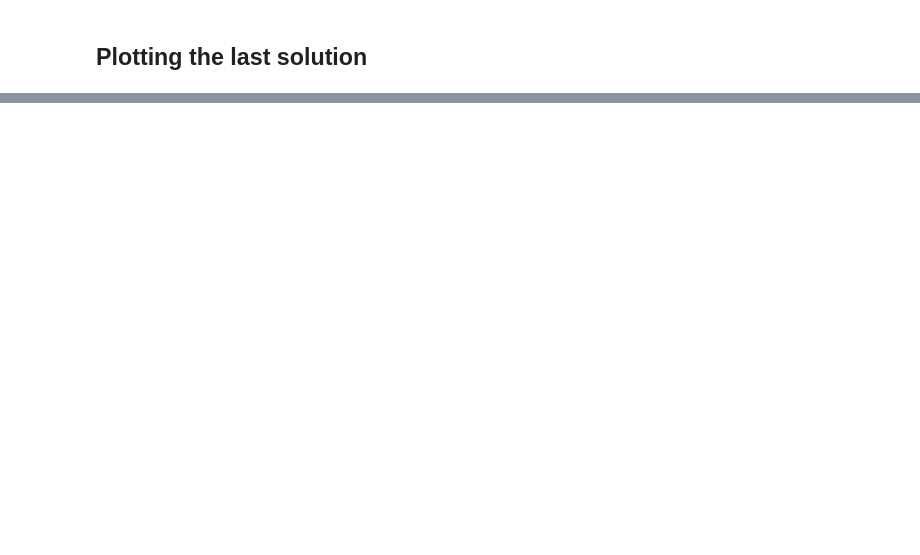
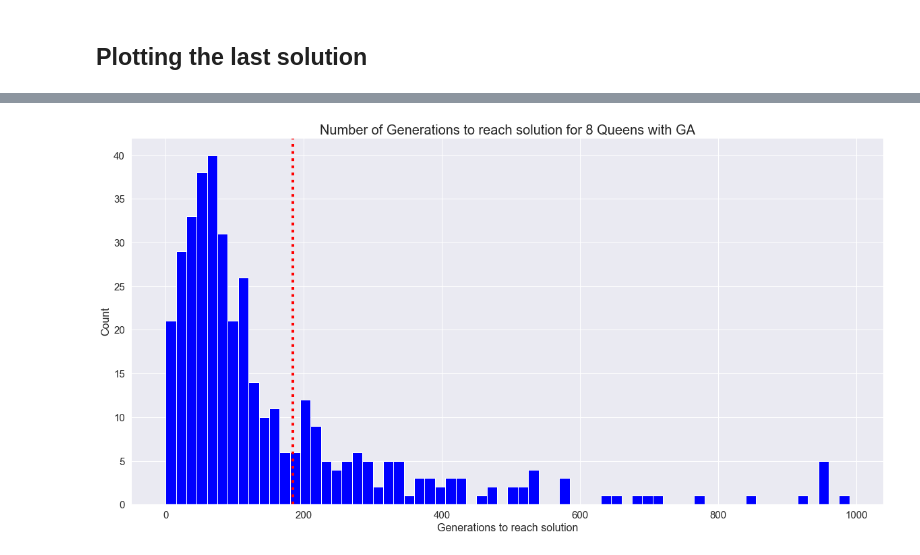
Before and after one commit to miracFence/Optimizacion_Metaheuristicas_II, a Jupyter notebook: 8 reinas/src/main/NQueens_full.ipynb, the cells around one changed output, grey strips where cells are left out. Saved outputs shown, nothing was run; the diff lists cells and outputs as text; code cells hidden in the pictures; blank space fills up the shorter version.

Commit message:
Added experiments draft

```diff
--- a/8 reinas/src/main/NQueens_full.ipynb
+++ b/8 reinas/src/main/NQueens_full.ipynb
@@ -103,0 +127,24 @@ plotsolution(res,n)
+# %%
+# Running the experiment 200 times
+generations = []
+iterations = 1000
+
+def experimentNumberIterations(population, n):
+    global generations
+    #number of experiments
+    N = 400
+    for run in range(N):
+        res,df= GeneticAlgorithm(population,takebest=n,iteraciones=iterations)
+        generations.append(len(df))
+    print(f"--------Stats for all data (Number of iterations: {N})-------")
+    print(f'Mean: {np.mean(generations)}')
+    print(f'Stdev: {np.std(generations)}')
+    print(f'Min: {min(generations)}')
+    print(f'Max: {max(generations)}')
+    print('------Stats from Q1 to Q3-----')
+    print(f'Min: {min(generations[(N//4):int(N*0.75)])}')
+    print(f'Max: {max(generations[(N//4):int(N*0.75)])}')
+    print(f'Mean: {np.mean(generations[(N//4):int(N*0.75)])}')
+    print(f'Stdev: {np.std(generations[(N//4):int(N*0.75)])}')
+
+experimentNumberIterations(population, n)
@@ -103,0 +162,22 @@ plotsolution(res,n)
+# %%
+y = generations
+problemString = "8 Queens"
+
+def plotExperimentsGenerations(y, problemString):
+    maxGenerations = np.max(generations)
+    meanGeneratiosn = np.mean(generations)
+
+    sns.set()
+    plt.title(f'Number of Generations to reach solution for {problemString} with GA', fontsize=20)
+    plt.hist(y, bins=np.arange(0, maxGenerations, 15), color='blue')
+    plt.xlabel('Generations to reach solution', fontsize=16)
+    plt.ylabel('Count', fontsize=16)
+    plt.xticks(size = 20)
+    plt.yticks(size = 20)
+    plt.axvline(x = meanGeneratiosn, label='Mean', ls=':', color='red', linewidth=4)
+    plt.rcParams["figure.figsize"] = (20,10)
+    plt.show()
+
+plotExperimentsGenerations(y, problemString)
+# %% [output]
+[figure, added]
```
Also changed, not shown: parts of 7 cells of this notebook, 4 other files.
